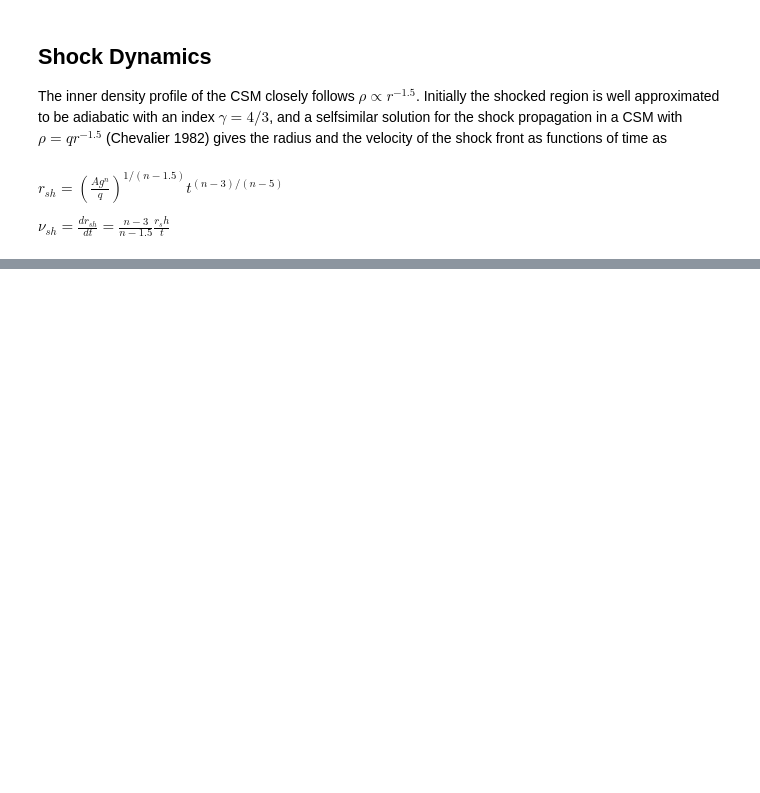
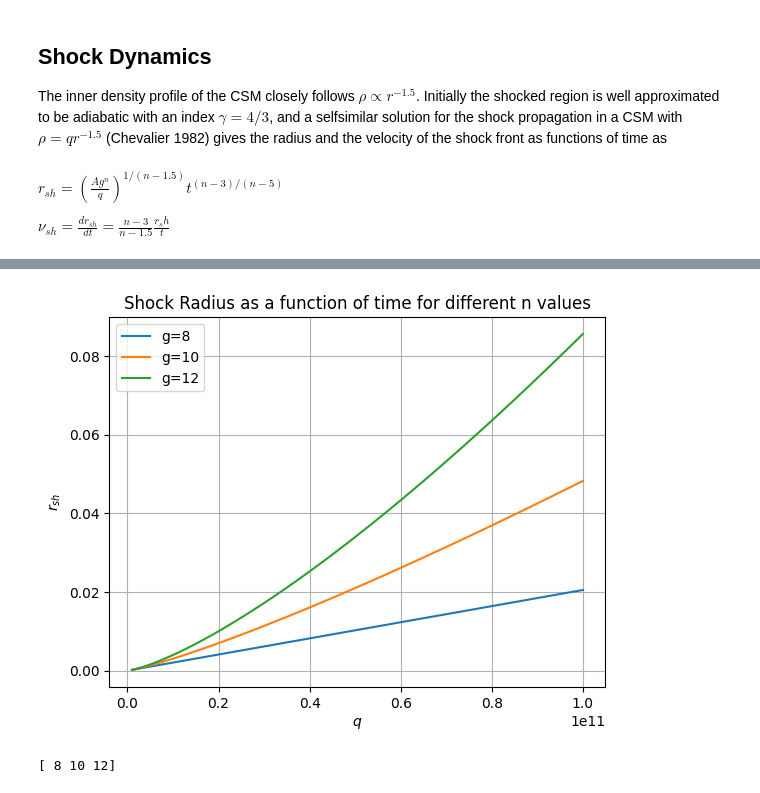
Before and after one commit to danielvijill/ip_supernovae, a Jupyter notebook: Shock_Dynamics.ipynb, the cells around one changed output, grey strips where cells are left out. Cells and saved outputs as stored; diff of their text form; code cells hidden in the pictures; blank space fills up the shorter version.

```diff
--- a/Shock_Dynamics.ipynb
+++ b/Shock_Dynamics.ipynb
@@ -101,0 +106,15 @@ Text(0, 0.5, '$r_{sh}$')
+# %%
+for i in np.arange(8,14,2):
+    rsh_diff_q = ((A*(g**i) *(q_values**(i-4)))**(2/i))*(((2*(i-3)*k)/(3*(i-1.5)*c))**(2*(i-3)/i))
+    plt.plot(q_values, rsh_diff_q, label=f'g={i}')
+    plt.grid()
+    plt.xlabel('$q$')
+    plt.ylabel('$r_{sh}$')
+    plt.title('Shock Radius as a function of time for different n values')
+    plt.legend()
+# %% [output]
+[figure, added]
+# %%
+print(np.arange(8,14,2))
+# %% [output]
+[ 8 10 12]
```
Also changed, not shown: parts of 9 cells of this notebook.
